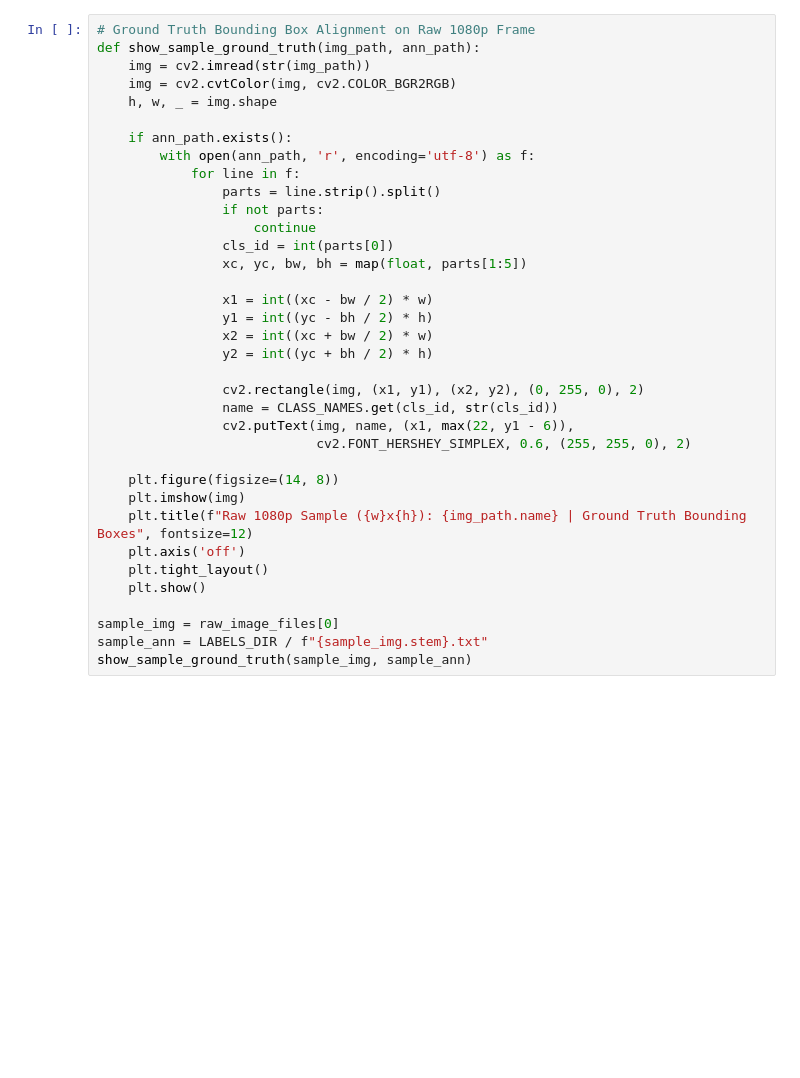
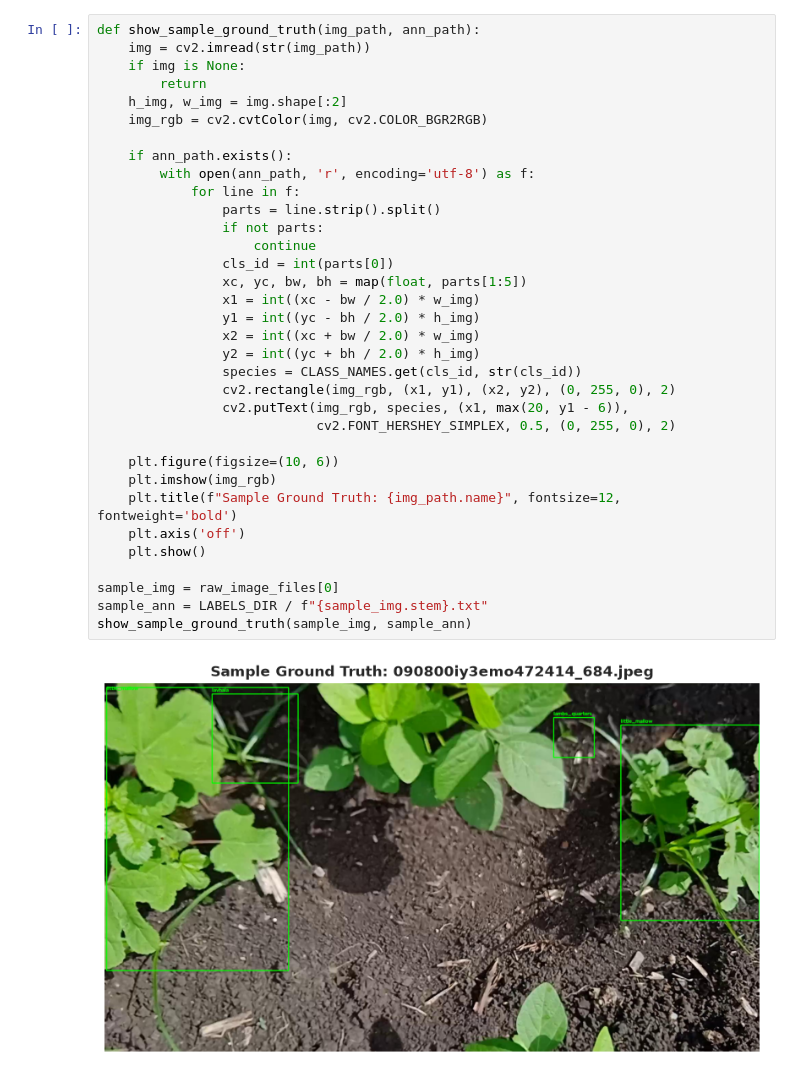
Before and after one commit to om29dev/AIML-weed-detection-project, a Jupyter notebook: MHWeed16_YOLO11_Detection.ipynb, the cells around one changed output. Cells and saved outputs as stored; diff of their text form; blank space fills up the shorter version.

```diff
--- a/MHWeed16_YOLO11_Detection.ipynb
+++ b/MHWeed16_YOLO11_Detection.ipynb
@@ -224,37 +272,37 @@ plt.show()
 # %%
-# Ground Truth Bounding Box Alignment on Raw 1080p Frame
 def show_sample_ground_truth(img_path, ann_path):
     img = cv2.imread(str(img_path))
-    img = cv2.cvtColor(img, cv2.COLOR_BGR2RGB)
-    h, w, _ = img.shape
+    if img is None:
+        return
+    h_img, w_img = img.shape[:2]
+    img_rgb = cv2.cvtColor(img, cv2.COLOR_BGR2RGB)
 
     if ann_path.exists():
         with open(ann_path, 'r', encoding='utf-8') as f:
             for line in f:
                 parts = line.strip().split()
                 if not parts:
                     continue
                 cls_id = int(parts[0])
                 xc, yc, bw, bh = map(float, parts[1:5])
+                x1 = int((xc - bw / 2.0) * w_img)
+                y1 = int((yc - bh / 2.0) * h_img)
+                x2 = int((xc + bw / 2.0) * w_img)
+                y2 = int((yc + bh / 2.0) * h_img)
+                species = CLASS_NAMES.get(cls_id, str(cls_id))
+                cv2.rectangle(img_rgb, (x1, y1), (x2, y2), (0, 255, 0), 2)
+                cv2.putText(img_rgb, species, (x1, max(20, y1 - 6)),
+                            cv2.FONT_HERSHEY_SIMPLEX, 0.5, (0, 255, 0), 2)
 
-                x1 = int((xc - bw / 2) * w)
-                y1 = int((yc - bh / 2) * h)
-                x2 = int((xc + bw / 2) * w)
-                y2 = int((yc + bh / 2) * h)
-
-                cv2.rectangle(img, (x1, y1), (x2, y2), (0, 255, 0), 2)
-                name = CLASS_NAMES.get(cls_id, str(cls_id))
-                cv2.putText(img, name, (x1, max(22, y1 - 6)),
-                            cv2.FONT_HERSHEY_SIMPLEX, 0.6, (255, 255, 0), 2)
-
-    plt.figure(figsize=(14, 8))
-    plt.imshow(img)
-    plt.title(f"Raw 1080p Sample ({w}x{h}): {img_path.name} | Ground Truth Bounding Boxes", fontsize=12)
+    plt.figure(figsize=(10, 6))
+    plt.imshow(img_rgb)
+    plt.title(f"Sample Ground Truth: {img_path.name}", fontsize=12, fontweight='bold')
     plt.axis('off')
-    plt.tight_layout()
     plt.show()
 
 sample_img = raw_image_files[0]
 sample_ann = LABELS_DIR / f"{sample_img.stem}.txt"
 show_sample_ground_truth(sample_img, sample_ann)
+# %% [output]
+[figure, added]
 # %% [markdown]
```
Also changed, not shown: parts of 44 cells of this notebook, 20 other files.
